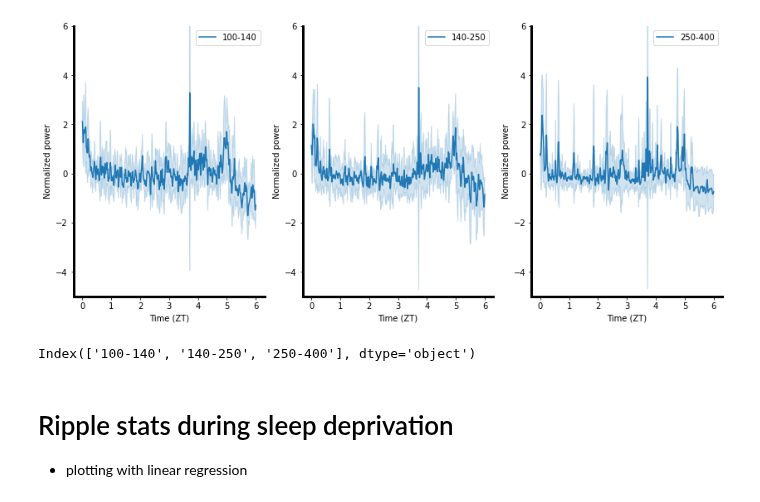
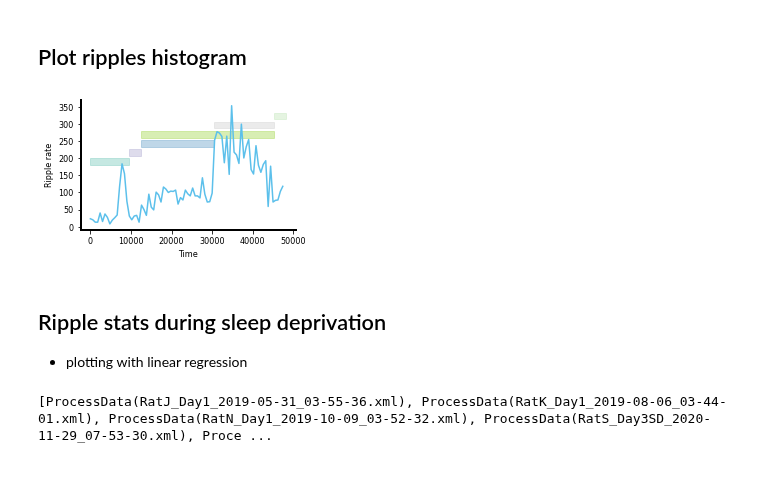
Before and after one commit to bapungiri/NeuroPy, a Jupyter notebook: sleep_deprivation/sd_oscillations.ipynb, the cells around one changed output. Cells and saved outputs as stored; diff of their text form; code cells hidden in the pictures; blank space fills up the shorter version.

Commit message:
ripple histogram added

```diff
--- a/sleep_deprivation/sd_oscillations.ipynb
+++ b/sleep_deprivation/sd_oscillations.ipynb
@@ -0,0 +3,14 @@
+# %%
+import matplotlib.pyplot as plt
+import subjects
+from neuropy import plotting
+from neuropy.utils import signal_process
+sess = subjects.sd.ratUday4[0]
+# %%
+signal = sess.eegfile.get_signal([123])
+spect = signal_process.SpectrogramBands(signal, window=10, overlap=5)
+# %%
+%matplotlib widget
+
+fig,ax = plt.subplots()
+plotting.plot_spectrogram(spect.sxx,spect.time,spect.freq,ax=ax)
@@ -54,14 +72,32 @@ for i,col in enumerate(df.columns[1:-1]):
     ax.set_ylabel('Normalized power')
     ax.set_xlabel('Time (ZT)')
     ax.set_ylim([-5,6])
-# %% [output]
-[figure, removed]
-# %%
-df.columns[1:-1]
-# %% [output]
-Index(['100-140', '140-250', '250-400'], dtype='object')
+# %% [markdown]
+## Plot ripples histogram
+# %%
+import numpy as np
+import matplotlib.pyplot as plt
+from neuropy.plotting import Fig, plot_epochs
+import subjects
+
+sessions = subjects.sd.ratUday4
+# %%
+%matplotlib inline
+figure = Fig()
+fig,gs = figure.draw(grid=(4,2))
+for sub, sess in enumerate(sessions):
+    ax = plt.subplot(gs[sub])
+    starts = sess.ripple.starts
+    bins = np.arange(0,sess.eegfile.duration,600)
+    hist_rpl = np.histogram(starts,bins=bins)[0]
+    plot_epochs(ax,sess.paradigm)
+    ax.plot(bins[:-1],hist_rpl)
+    ax.set_xlabel('Time')
+    ax.set_ylabel('Ripple rate')
+# %% [output]
+[figure, added]
 # %% [markdown]
-# Ripple stats during sleep deprivation
+## Ripple stats during sleep deprivation
 - plotting with linear regression
 # %%
 import numpy as np
@@ -72,9 +108,11 @@ from neuropy.plotting import Fig
 import subjects
 import seaborn as sns
 
-sessions = subjects.sd.allsess# + subjects.sd.utkuAG_day1 + subjects.sd.utkuAG_day2
+sessions = subjects.sd.allsess[:-1] # + subjects.sd.utkuAG_day1 + subjects.sd.utkuAG_day2
 # sessions = subjects.Nsd().allsess
 print(sessions)
+# %% [output]
+[ProcessData(RatJ_Day1_2019-05-31_03-55-36.xml), ProcessData(RatK_Day1_2019-08-06_03-44-01.xml), ProcessData(RatN_Day1_2019-10-09_03-52-32.xml), ProcessData(RatS_Day3SD_2020-11-29_07-53-30.xml), Proce ...
 # %%
 %matplotlib widget
 figure = Fig()
```
Also changed, not shown: parts of 4 cells of this notebook.
